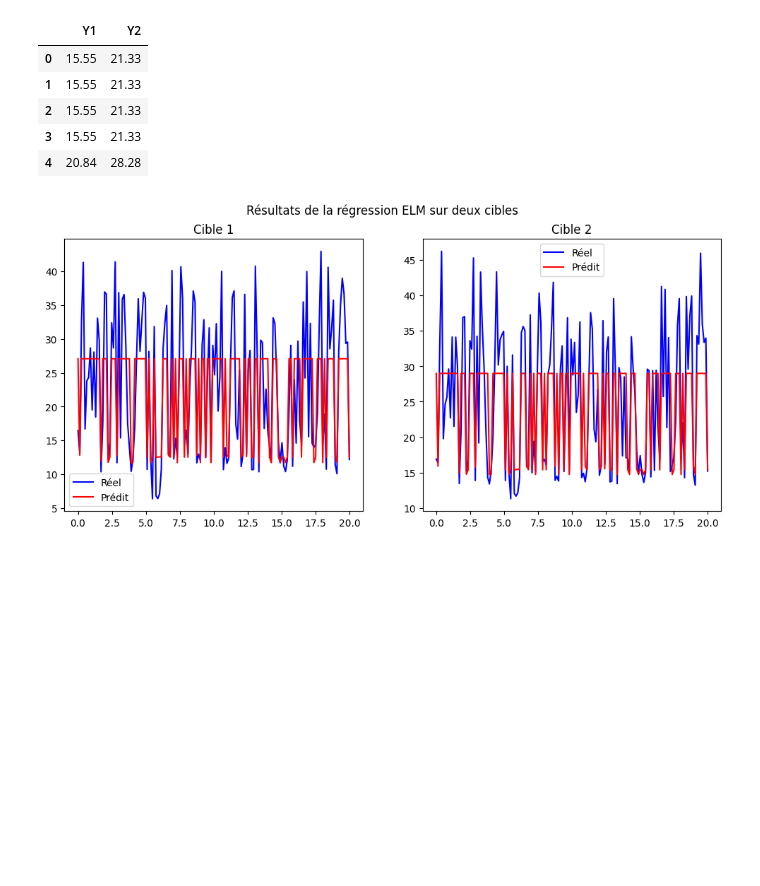
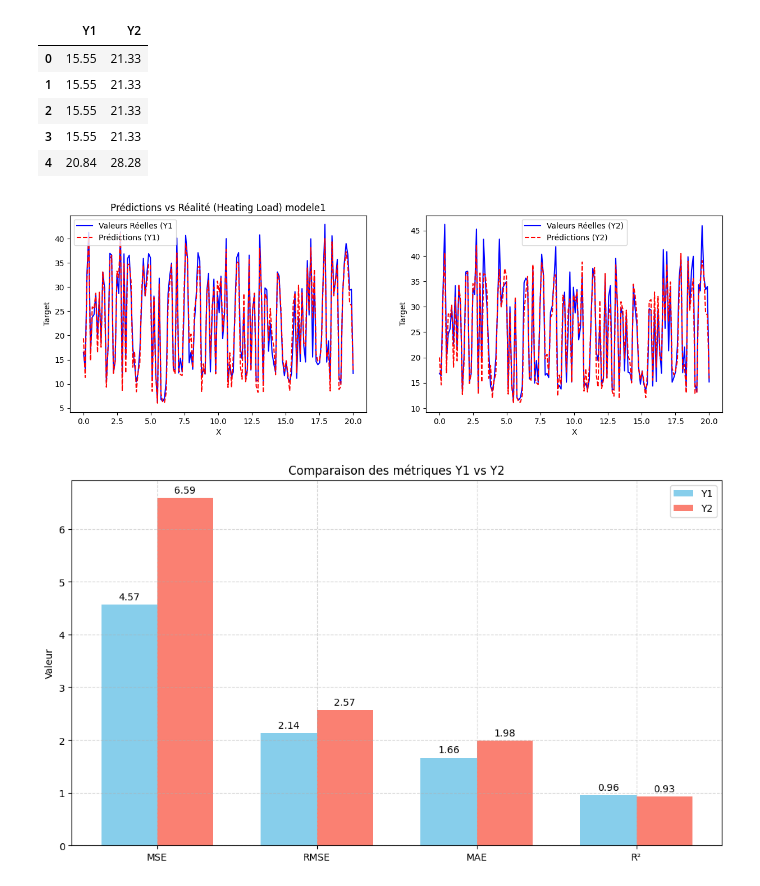
Before and after one commit to bakirmohammed1234/Prediction_Efficacite_Energetique_Batiments, a Jupyter notebook: ELM.ipynb, the cells around one changed output. Drawn from its saved outputs; the diff is of its cells as text; code cells hidden in the pictures; blank space fills up the shorter version.

Commit message:
ajouter les visualisations

```diff
--- a/ELM.ipynb
+++ b/ELM.ipynb
@@ -41,7 +34,7 @@ def activation(x, func='sigmoid'):
         raise ValueError("Fonction d'activation non reconnue")
 # %%
 # Classe ELM
-class ELM:
+class ELMRegressor:
     def __init__(self, n_hidden, activation_function='sigmoid'):
         self.n_hidden = n_hidden
         self.activation_function = activation_function
@@ -74,28 +67,25 @@ X_train, X_test, Y_train, Y_test = train_test_split(X, Y, test_size=0.2,random_s
 # %%
-# Entraînement du modèle ELM
-elm = ELM(n_hidden=30, activation_function='tanh')
-elm.fit(X_train, Y_train)
+#  Entraînement du modèle ELM
+# elm = ELM(n_hidden=30, activation_function='tanh')
+# elm.fit(X_train, Y_train)
 
 
-Y_pred = elm.predict(X_test)
-valeurs = np.linspace(0, 20, 154)
-plt.figure(figsize=(12, 5))
+# Y_pred = elm.predict(X_test)
+# Y_pred.shape()
+#  valeurs = np.linspace(0, 20, 154)
+#  plt.figure(figsize=(12, 5))
 
-# Target 1
-plt.subplot(1, 2, 1)
-plt.plot(valeurs,Y_test.iloc[:, 0], 'b', label='Réel')
-plt.plot(valeurs,Y_pred[:, 0], 'r', label='Prédit')
-plt.title('Cible 1')
-plt.legend()
+def ELM_model(X_train, Y_train,X_test,Y_test,string,n_hidden=30, activation_function='tanh'):
+    ELM = ELMRegressor(n_hidden, activation_function= activation_function)
+    ELM .fit(X_train, Y_train)
+    Y_pred = ELM .predict(X_test)
+    para=devideY(Y_test,Y_pred)
 
-# Target 2
-plt.subplot(1, 2, 2)
-plt.plot(valeurs,Y_test.iloc[:, 1], 'b', label='Réel')
-plt.plot(valeurs,Y_pred[:, 1], 'r', label='Prédit')
-plt.title('Cible 2')
-plt.legend()
-
-plt.suptitle('Résultats de la régression ELM sur deux cibles')
-plt.show()
+    visualisationYpEtYT(para["y1_test"],para["y2_test"],para["y1_pred"],para["y2_pred"],string)#,bp.loss_curve_
+    #visualistionMse(bp.loss_curve_)
+    #return y_pred
-# %% [output]
-[figure, removed]
+# %%
+ELM_model(X_train, Y_train,X_test,Y_test,"modele1",n_hidden=40, activation_function='relu')
+# %% [output]
+[figure, added]
+[figure, added]
```
Also changed, not shown: parts of 6 cells of this notebook.
